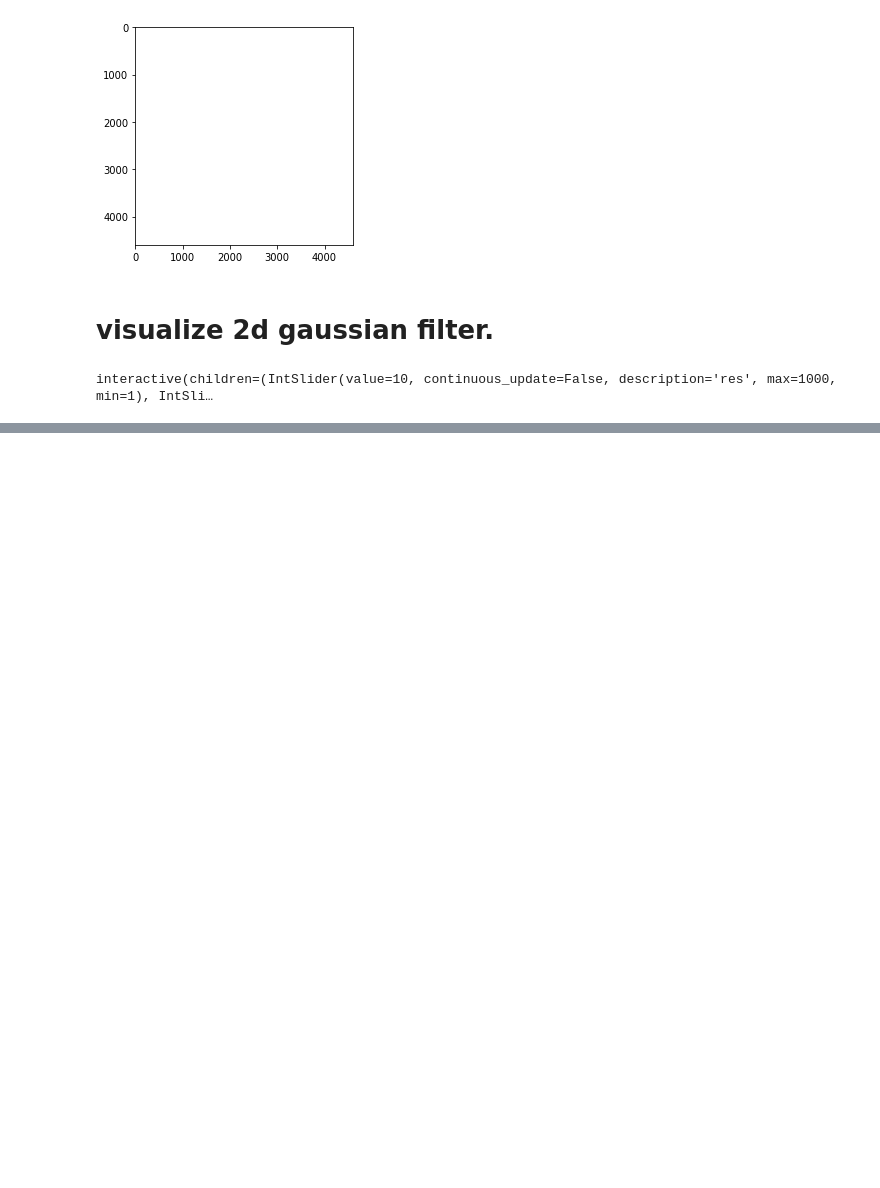
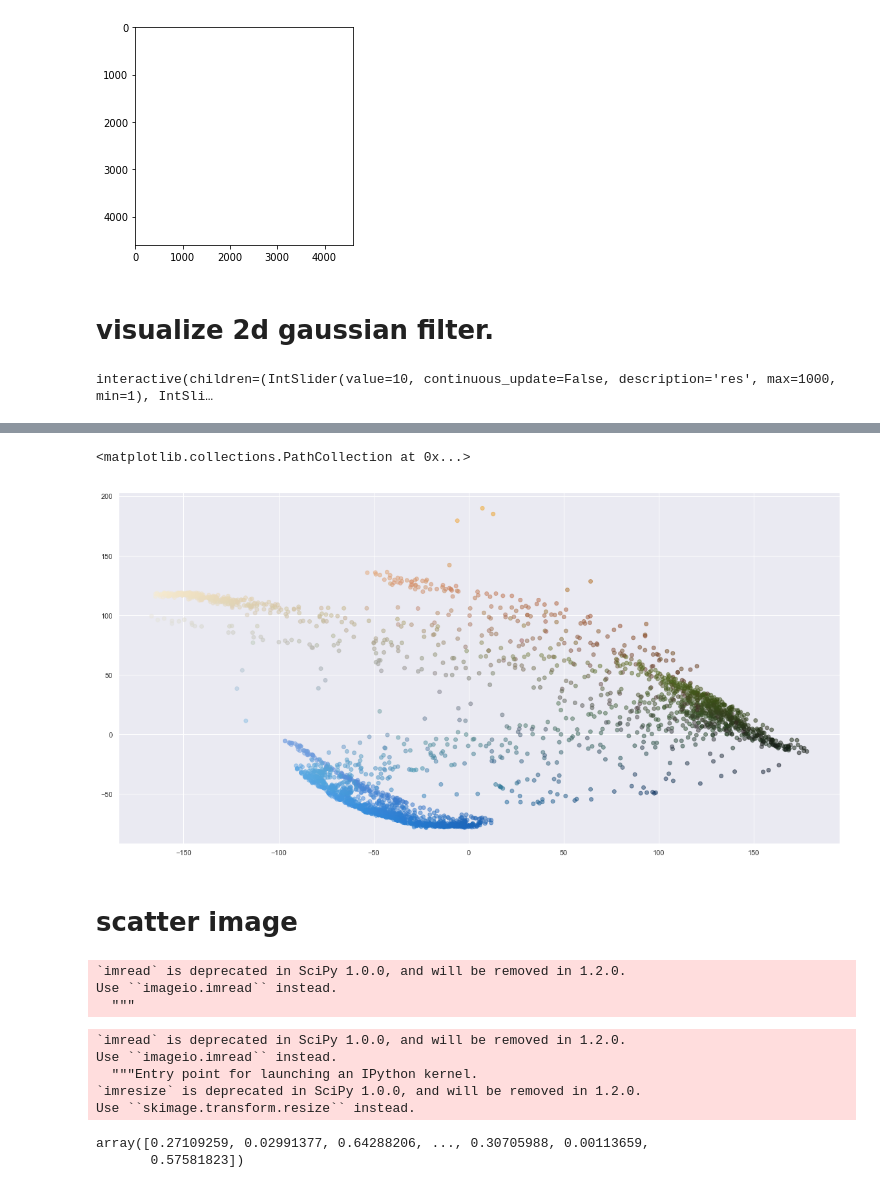
Before and after one commit to jeroaranda/notebooks, a Jupyter notebook: imageProcessing.ipynb, the cells around one changed output, grey strips where cells are left out. Cells and saved outputs as stored; diff of their text form; code cells hidden in the pictures; blank space fills up the shorter version.

```diff
--- a/imageProcessing.ipynb
+++ b/imageProcessing.ipynb
@@ -425,0 +483,31 @@ interactive(children=(IntSlider(value=10, continuous_update=False, description='
+# %%
+plt.scatter(principalComponents[:,0],principalComponents[:,1],c=new_img/255,alpha=.5)
+# %% [output]
+<matplotlib.collections.PathCollection at 0x...>
+[figure, added]
+# %% [markdown]
+# scatter image
+# %%
+import matplotlib.pyplot as plt
+import numpy as np
+import os
+from scipy import misc
+img=misc.imread('69593257_2380202072255491_9153782442694279168_n.jpg')
+# %% [output]
+`imread` is deprecated in SciPy 1.0.0, and will be removed in 1.2.0.
+Use ``imageio.imread`` instead.
+  """
+# %%
+img=misc.imread('valemancia.jpg')
+img=misc.imresize(img,(img.shape[0]//20,img.shape[1]//20))
+X=np.linspace(1,img.shape[0],img.shape[1])
+Y=np.linspace(1,img.shape[1],img.shape[0])
+mesh=np.meshgrid(X,Y)
+nodes = np.array(list(zip(*(dim.flat for dim in mesh))))
+new_img=img.reshape((img.shape[1]*img.shape[0],3))
+# %% [output]
+`imread` is deprecated in SciPy 1.0.0, and will be removed in 1.2.0.
+Use ``imageio.imread`` instead.
+  """Entry point for launching an IPython kernel.
+`imresize` is deprecated in SciPy 1.0.0, and will be removed in 1.2.0.
+Use ``skimage.transform.resize`` instead.
@@ -425,0 +516,5 @@ interactive(children=(IntSlider(value=10, continuous_update=False, description='
+# %%
+sizes
+# %% [output]
+array([0.27109259, 0.02991377, 0.64288206, ..., 0.30705988, 0.00113659,
+       0.57581823])
```
Also changed, not shown: parts of 34 cells of this notebook, 12 other files.
